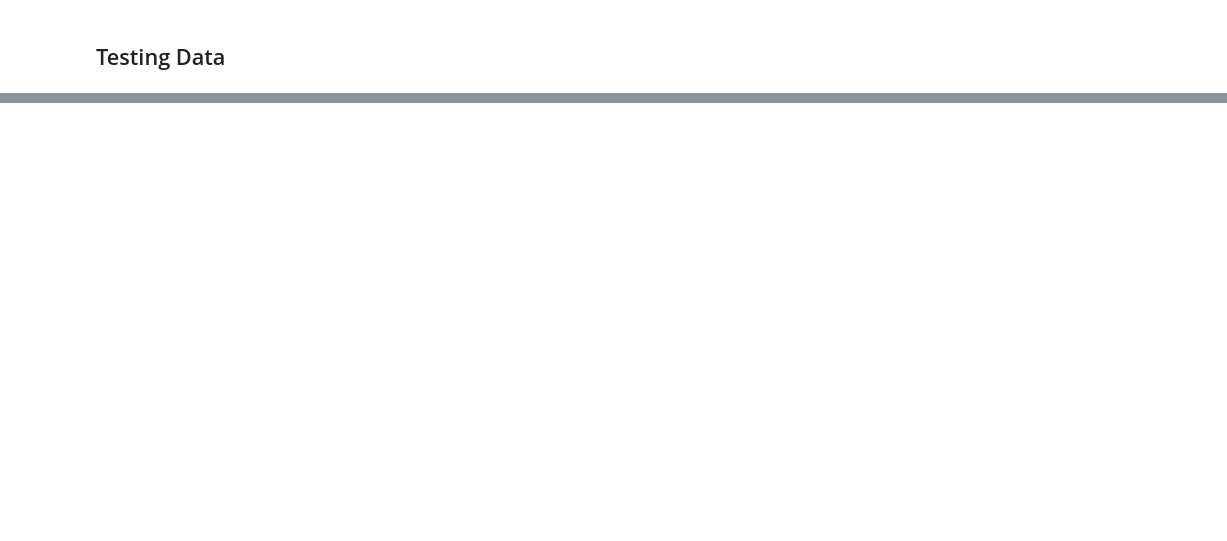
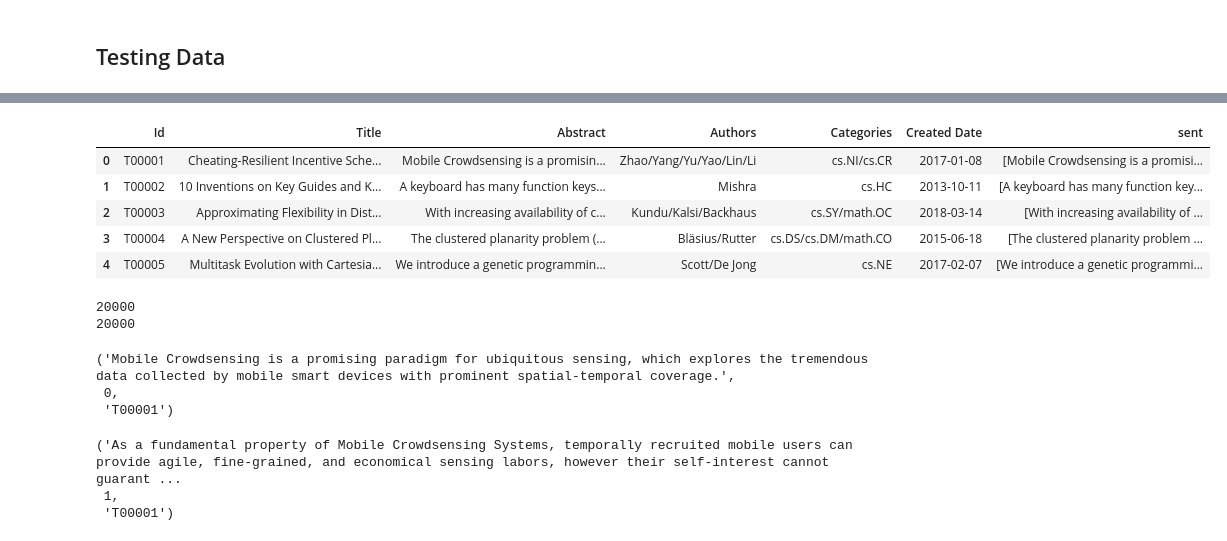
Before and after one commit to TanShengRong/Cheetah, a Jupyter notebook: RNN.ipynb, the cells around one changed output, grey strips where cells are left out. Drawn from its saved outputs; the diff is of its cells as text; code cells hidden in the pictures; blank space fills up the shorter version.

```diff
--- a/RNN.ipynb
+++ b/RNN.ipynb
@@ -768,0 +760,3 @@ Name: label, Length: 10865, dtype: object
+# %%
+train_file = 'task1_public_testset.csv'
+df = pd.read_csv(train_file)
@@ -768,0 +772,32 @@ Name: label, Length: 10865, dtype: object
+# %%
+df['sent'] = df[['Abstract']].apply(lambda x: list(x['Abstract'].split('$$$')), axis=1)
+df.head()
+# %% [output]
+|  | Id | Title | Abstract | Authors | Categories | Created Date | sent |
+| 0 | T00001 | Cheating-Resilient Incentive Sche... | Mobile Crowdsensing is a promisin... | Zhao/Yang/Yu/Yao/Lin/Li | cs.NI/cs.CR | 2017-01-08 | [Mobile Crowdsensing is a promisi... |
+| 1 | T00002 | 10 Inventions on Key Guides and K... | A keyboard has many function keys... | Mishra | cs.HC | 2013-10-11 | [A keyboard has many function key... |
+| 2 | T00003 | Approximating Flexibility in Dist... | With increasing availability of c... | Kundu/Kalsi/Backhaus | cs.SY/math.OC | 2018-03-14 | [With increasing availability of ... |
+| 3 | T00004 | A New Perspective on Clustered Pl... | The clustered planarity problem (... | Bläsius/Rutter | cs.DS/cs.DM/math.CO | 2015-06-18 | [The clustered planarity problem ... |
+| 4 | T00005 | Multitask Evolution with Cartesia... | We introduce a genetic programmin... | Scott/De Jong | cs.NE | 2017-02-07 | [We introduce a genetic programmi... |
+# %%
+print(len(df['sent'].values))
+print(len(df['Categories'].values))
+# %% [output]
+20000
+20000
+# %%
+# (sentence, position_in_abstract, categories)
+sent_dic = [(s, idx, df['Id'].values[index])
+            for index, sent in enumerate(df['sent'].values)
+            for idx, s in enumerate(sent)]
+sent_dic[0]
+# %% [output]
+('Mobile Crowdsensing is a promising paradigm for ubiquitous sensing, which explores the tremendous data collected by mobile smart devices with prominent spatial-temporal coverage.',
+ 0,
+ 'T00001')
+# %%
+sent_dic[1]
+# %% [output]
+('As a fundamental property of Mobile Crowdsensing Systems, temporally recruited mobile users can provide agile, fine-grained, and economical sensing labors, however their self-interest cannot guarant ...
+ 1,
+ 'T00001')
```
Also changed, not shown: parts of 8 cells of this notebook, 1 other file.
